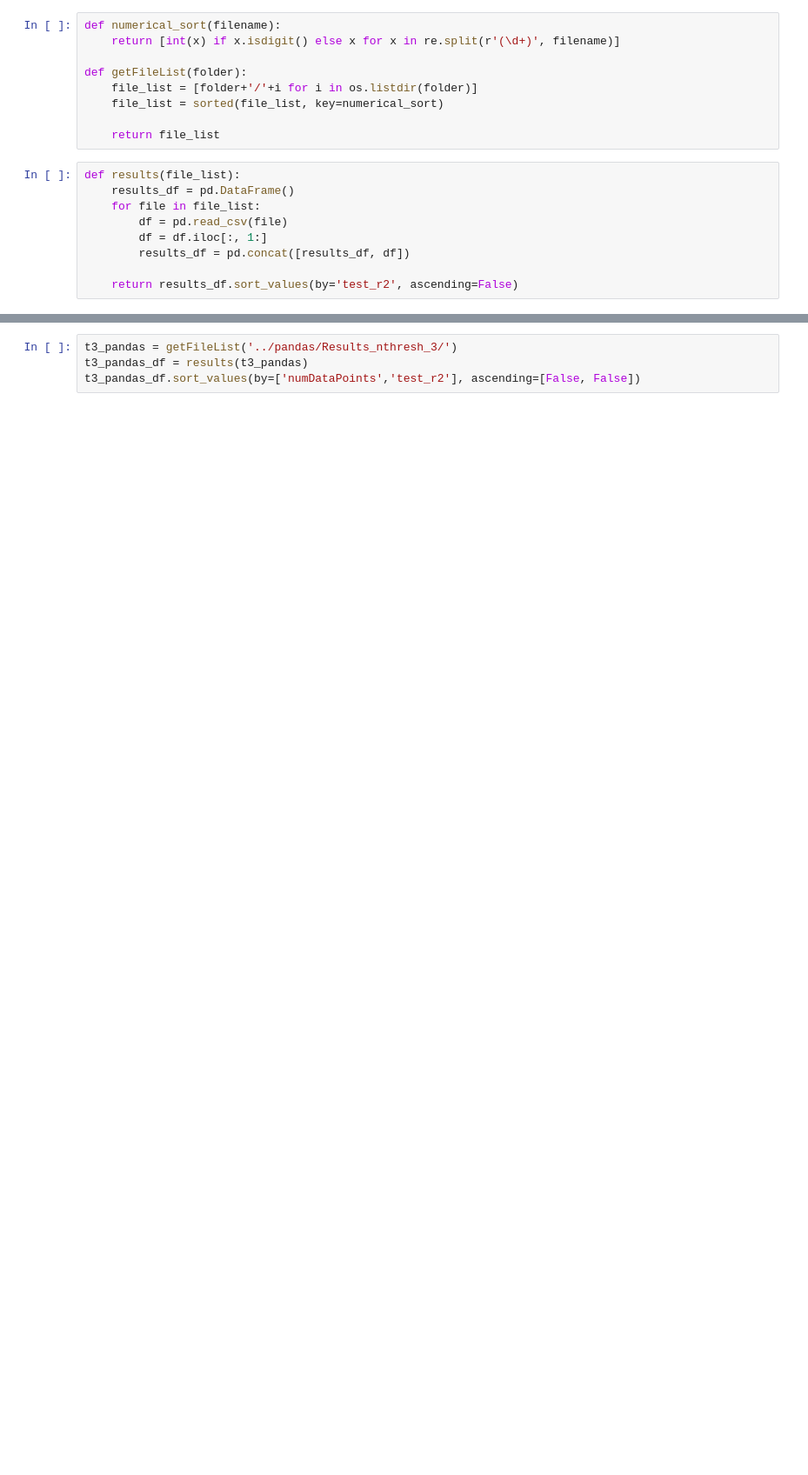
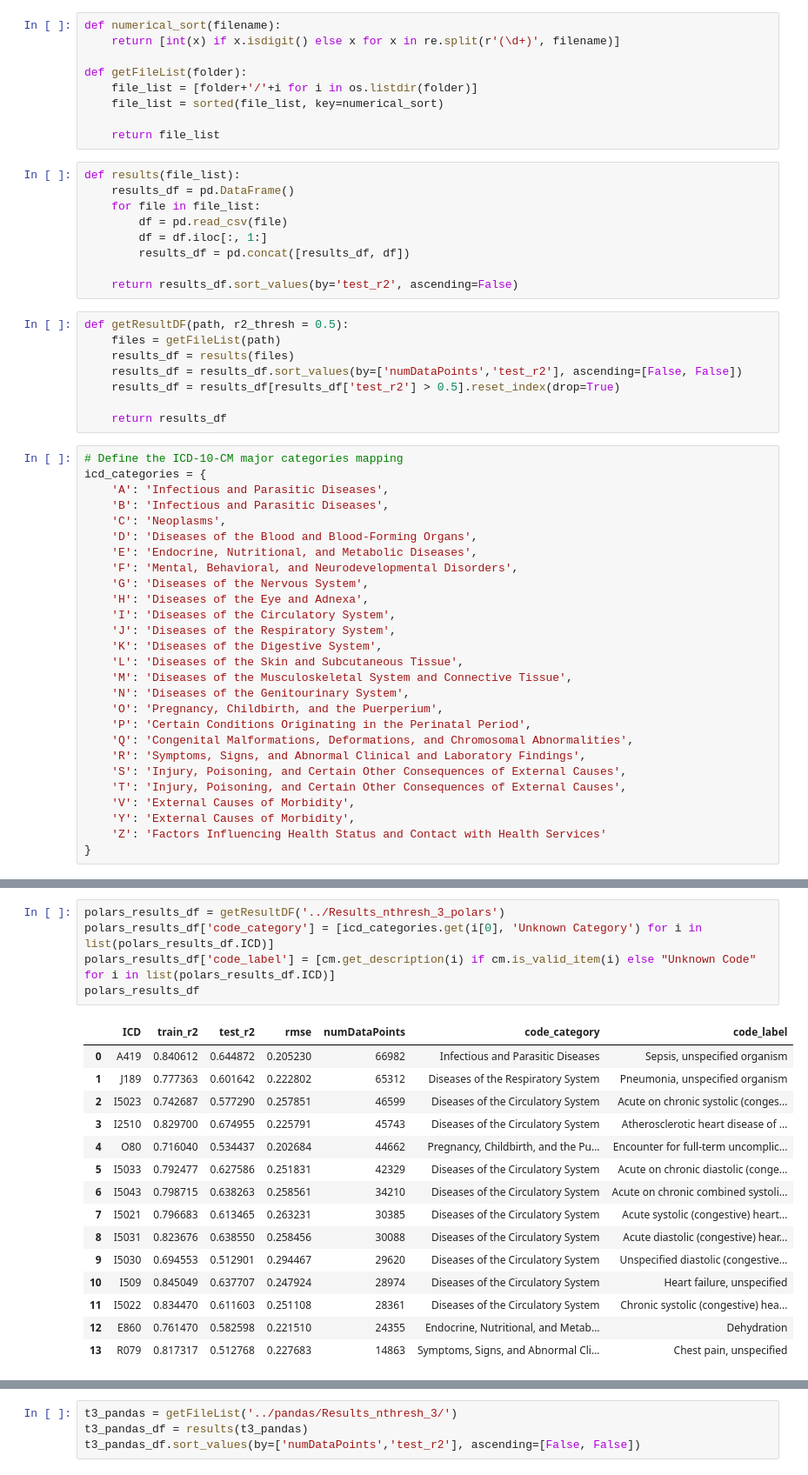
Before and after one commit to mi3nts/environmentalSocialHealth, a Jupyter notebook: notebooks/interpretResults.ipynb, the cells around one changed output, grey strips where cells are left out. Shown at 87% size. Saved outputs shown, nothing was run; the diff lists cells and outputs as text; blank space fills up the shorter version.

```diff
--- a/notebooks/interpretResults.ipynb
+++ b/notebooks/interpretResults.ipynb
@@ -20,3 +21,38 @@ def results(file_list):
         results_df = pd.concat([results_df, df])
 
     return results_df.sort_values(by='test_r2', ascending=False)
+# %%
+def getResultDF(path, r2_thresh = 0.5):
+    files = getFileList(path)
+    results_df = results(files)
+    results_df = results_df.sort_values(by=['numDataPoints','test_r2'], ascending=[False, False])
+    results_df = results_df[results_df['test_r2'] > 0.5].reset_index(drop=True)
+
+    return results_df
+# %%
+# Define the ICD-10-CM major categories mapping
+icd_categories = {
+    'A': 'Infectious and Parasitic Diseases',
+    'B': 'Infectious and Parasitic Diseases',
+    'C': 'Neoplasms',
+    'D': 'Diseases of the Blood and Blood-Forming Organs',
+    'E': 'Endocrine, Nutritional, and Metabolic Diseases',
+    'F': 'Mental, Behavioral, and Neurodevelopmental Disorders',
+    'G': 'Diseases of the Nervous System',
+    'H': 'Diseases of the Eye and Adnexa',
+    'I': 'Diseases of the Circulatory System',
+    'J': 'Diseases of the Respiratory System',
+    'K': 'Diseases of the Digestive System',
+    'L': 'Diseases of the Skin and Subcutaneous Tissue',
+    'M': 'Diseases of the Musculoskeletal System and Connective Tissue',
+    'N': 'Diseases of the Genitourinary System',
+    'O': 'Pregnancy, Childbirth, and the Puerperium',
+    'P': 'Certain Conditions Originating in the Perinatal Period',
+    'Q': 'Congenital Malformations, Deformations, and Chromosomal Abnormalities',
+    'R': 'Symptoms, Signs, and Abnormal Clinical and Laboratory Findings',
+    'S': 'Injury, Poisoning, and Certain Other Consequences of External Causes',
+    'T': 'Injury, Poisoning, and Certain Other Consequences of External Causes',
+    'V': 'External Causes of Morbidity',
+    'Y': 'External Causes of Morbidity',
+    'Z': 'Factors Influencing Health Status and Contact with Health Services'
+}
@@ -22,0 +81,21 @@ def results(file_list):
+# %%
+polars_results_df = getResultDF('../Results_nthresh_3_polars')
+polars_results_df['code_category'] = [icd_categories.get(i[0], 'Unknown Category') for i in list(polars_results_df.ICD)]
+polars_results_df['code_label'] = [cm.get_description(i) if cm.is_valid_item(i) else "Unknown Code" for i in list(polars_results_df.ICD)]
+polars_results_df
+# %% [output]
+|  | ICD | train_r2 | test_r2 | rmse | numDataPoints | code_category | code_label |
+| 0 | A419 | 0.840612 | 0.644872 | 0.205230 | 66982 | Infectious and Parasitic Diseases | Sepsis, unspecified organism |
+| 1 | J189 | 0.777363 | 0.601642 | 0.222802 | 65312 | Diseases of the Respiratory System | Pneumonia, unspecified organism |
+| 2 | I5023 | 0.742687 | 0.577290 | 0.257851 | 46599 | Diseases of the Circulatory System | Acute on chronic systolic (conges... |
+| 3 | I2510 | 0.829700 | 0.674955 | 0.225791 | 45743 | Diseases of the Circulatory System | Atherosclerotic heart disease of ... |
+| 4 | O80 | 0.716040 | 0.534437 | 0.202684 | 44662 | Pregnancy, Childbirth, and the Pu... | Encounter for full-term uncomplic... |
+| 5 | I5033 | 0.792477 | 0.627586 | 0.251831 | 42329 | Diseases of the Circulatory System | Acute on chronic diastolic (conge... |
+| 6 | I5043 | 0.798715 | 0.638263 | 0.258561 | 34210 | Diseases of the Circulatory System | Acute on chronic combined systoli... |
+| 7 | I5021 | 0.796683 | 0.613465 | 0.263231 | 30385 | Diseases of the Circulatory System | Acute systolic (congestive) heart... |
+| 8 | I5031 | 0.823676 | 0.638550 | 0.258456 | 30088 | Diseases of the Circulatory System | Acute diastolic (congestive) hear... |
+| 9 | I5030 | 0.694553 | 0.512901 | 0.294467 | 29620 | Diseases of the Circulatory System | Unspecified diastolic (congestive... |
+| 10 | I509 | 0.845049 | 0.637707 | 0.247924 | 28974 | Diseases of the Circulatory System | Heart failure, unspecified |
+| 11 | I5022 | 0.834470 | 0.611603 | 0.251108 | 28361 | Diseases of the Circulatory System | Chronic systolic (congestive) hea... |
+| 12 | E860 | 0.761470 | 0.582598 | 0.221510 | 24355 | Endocrine, Nutritional, and Metab... | Dehydration |
+| 13 | R079 | 0.817317 | 0.512768 | 0.227683 | 14863 | Symptoms, Signs, and Abnormal Cli... | Chest pain, unspecified |
```
Also changed, not shown: parts of 7 cells of this notebook, 9 other files.
